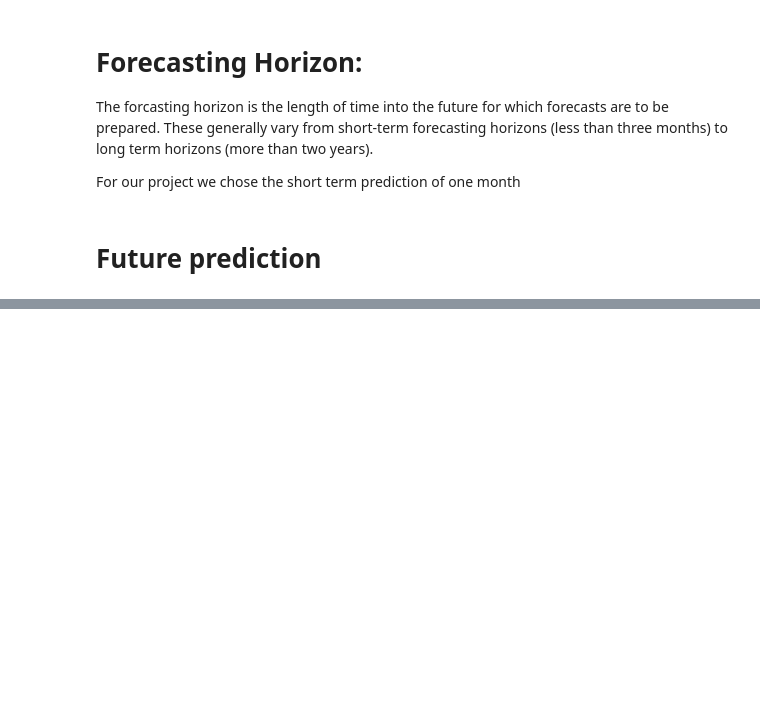
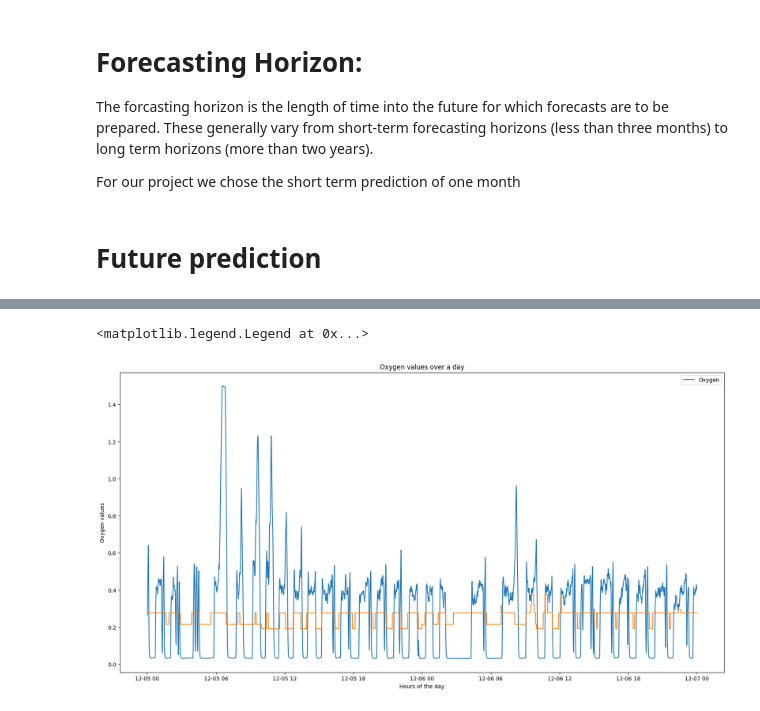
Before and after one commit to Simon-Manasse/DDD-DTW, a Jupyter notebook: src/RandomForest.ipynb, the cells around one changed output, grey strips where cells are left out. Drawn from its saved outputs; the diff is of its cells as text; code cells hidden in the pictures; blank space fills up the shorter version.

```diff
--- a/src/test.ipynb
+++ b/src/RandomForest.ipynb
@@ -312,0 +331,13 @@ Fold R2 scores: [0.1199229781086888, 0.10785483213141511, 0.16288905910108098, 0
+# %%
+day = df.loc[(df.index > '2021-12-05') & (df.index < '2021-12-7')]
+
+plt.figure(figsize=(20,10))
+plt.title("Oxygen values over a day")
+plt.plot(day.index,day['oxygenValue'])
+plt.plot(day.index,day['prediction'])
+plt.xlabel('Hours of the day')
+plt.ylabel('Oxygen values')
+plt.legend(["Oxygen"])
+# %% [output]
+<matplotlib.legend.Legend at 0x...>
+[figure, added]
```
Also changed, not shown: parts of 9 cells of this notebook, 11 other files.
